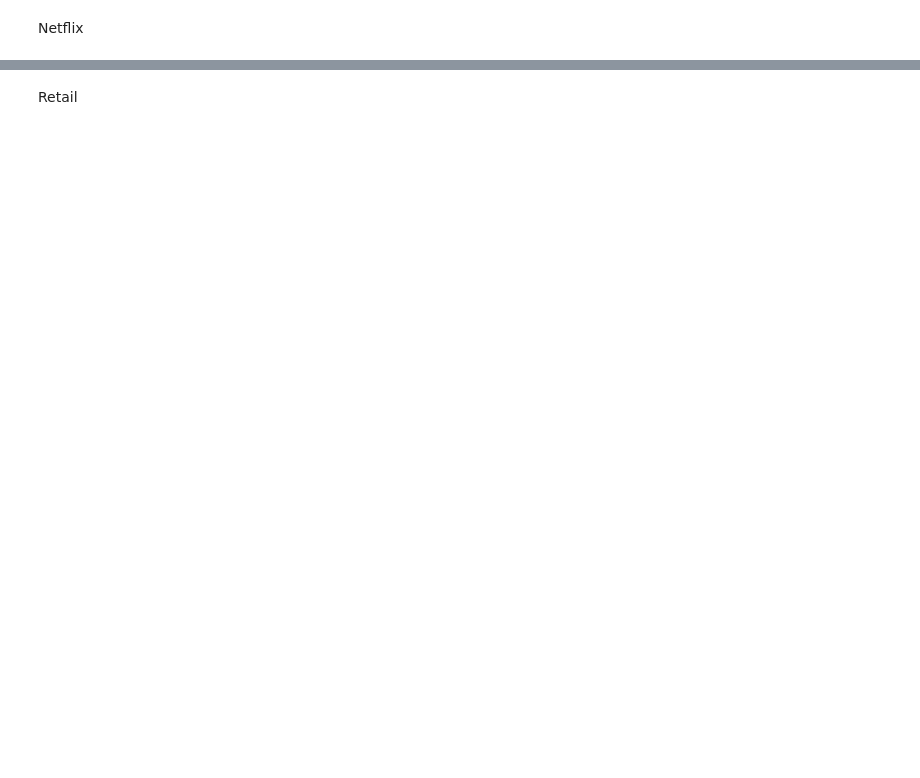
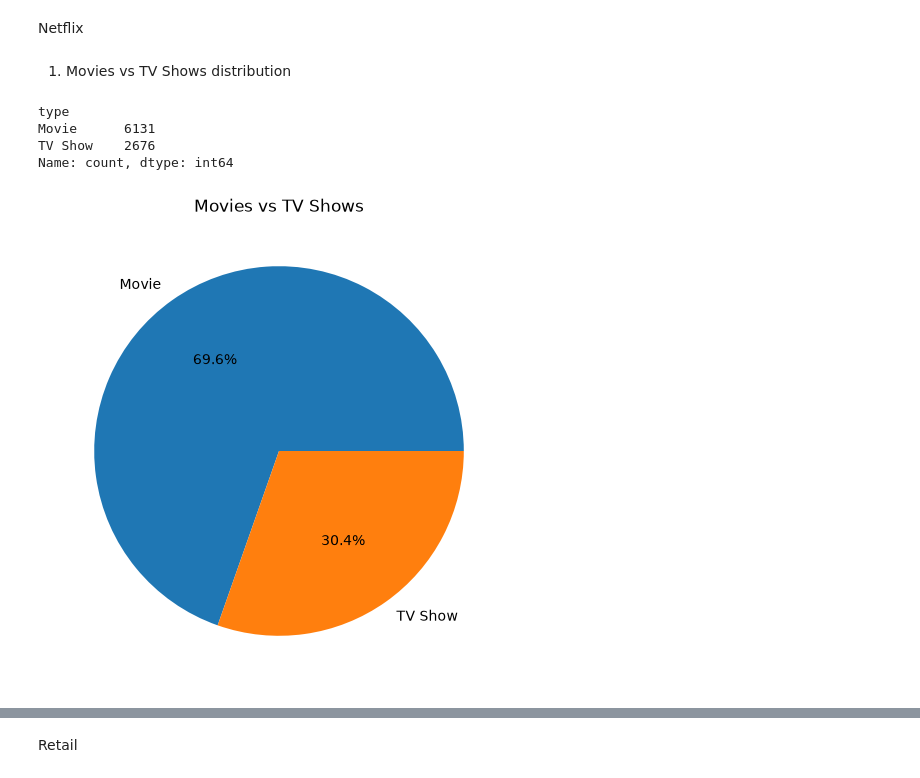
Before and after one commit to ChachaMarwaDev/AnalystLab_Internship, a Jupyter notebook: Week_2/notebooks/cleaning.ipynb, the cells around one changed output, grey strips where cells are left out. Drawn from its saved outputs; the diff is of its cells as text; code cells hidden in the pictures; blank space fills up the shorter version.

Commit message:
Updated netflix dataframe with charts and EDA

```diff
--- a/Week_2/notebooks/cleaning.ipynb
+++ b/Week_2/notebooks/cleaning.ipynb
@@ -96,3 +96,20 @@ print(netflix_df_clean[['director', 'cast', 'country', 'rating']].head(3))
 # Clean and convert date_added to datetime
 netflix_df['date_added'] = pd.to_datetime(netflix_df['date_added'].str.strip(), errors='coerce')
 netflix_df['year_added'] = netflix_df['date_added'].dt.year
+# %% [markdown]
+1. Movies vs TV Shows distribution
+# %%
+type_counts = netflix_df['type'].value_counts()
+print(type_counts)
+
+import matplotlib.pyplot as plt
+type_counts.plot(kind='pie', autopct='%1.1f%%', figsize=(6,6))
+plt.title('Movies vs TV Shows')
+plt.ylabel('')
+plt.show()
+# %% [output]
+type
+Movie      6131
+TV Show    2676
+Name: count, dtype: int64
+[figure, added]
```
Also changed, not shown: parts of 16 cells of this notebook.
